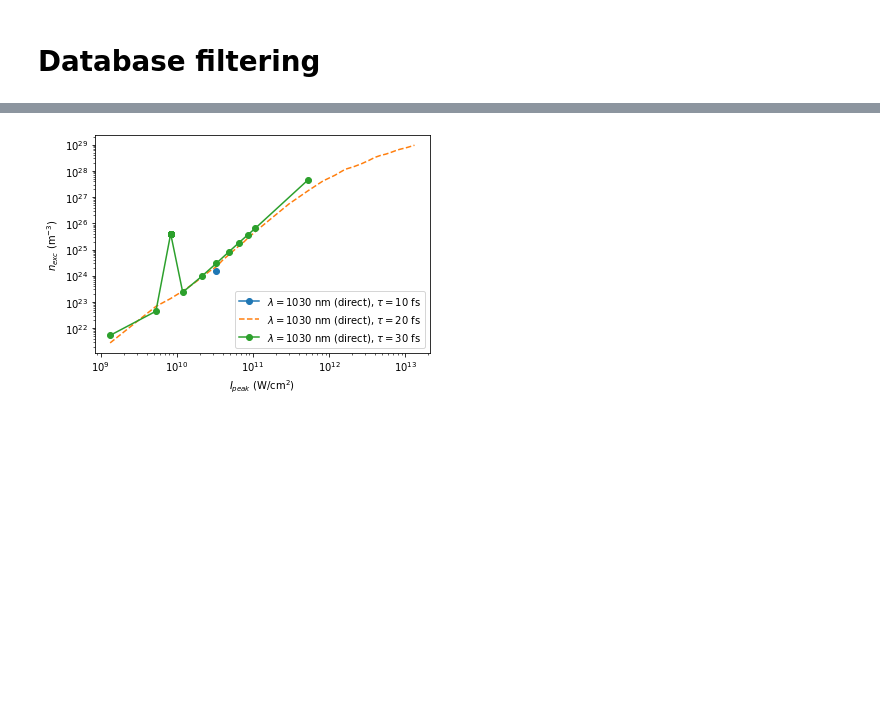
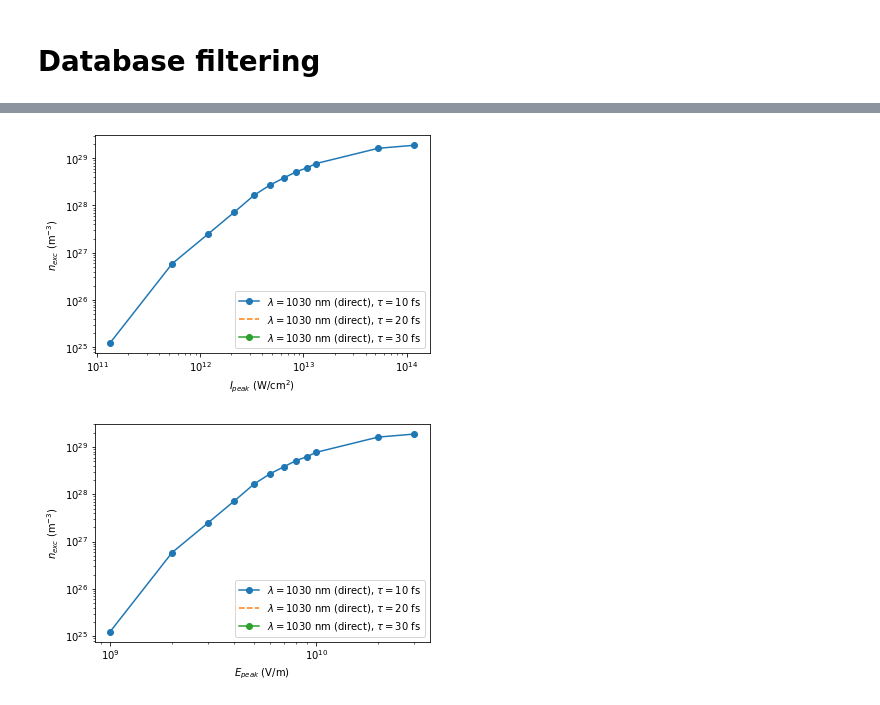
Before and after one commit to tjyderrien/octopus-quantumlap, a Jupyter notebook: Maths/Tibo-biatrisrv/Keldysh-Si-1030nm-ExcitationRates.ipynb, the cells around one changed output, grey strips where cells are left out. Cells and saved outputs as stored; diff of their text form; code cells hidden in the pictures; blank space fills up the shorter version.

Commit message:
Jupyter notebooks updated on BIATRI-SRV. If one wish to benefit from Git with Jupyter notebooks, nbdev must be used. But it requires Python 3.8, so to reinstall Python, spp-ext-th and octopus_slabs.

```diff
--- a/Maths/Tibo-biatrisrv/Keldysh-Si-1030nm-ExcitationRates.ipynb
+++ b/Maths/Tibo-biatrisrv/Keldysh-Si-1030nm-ExcitationRates.ipynb
@@ -39,7 +39,9 @@ DatabasePath=OctopusData+"/03-Bulk3D/"
 # %% [markdown]
 # Database loading and quick analysis
 # %%
-data=pd.read_csv("SiComplete-2022-02-01-BiatriSrv-v2.2.1-WithToleranceOnField-WithAll.csv", "\t", header=2)
+# data=pd.read_csv("Database.csv", "\t", header=2)
+data=pd.read_csv("SiComplete-2022-03-20-BiatriSrv-v2.2.1-WithToleranceOnField-WithAll.csv", "\t", header=2)
+# data=pd.read_csv("SiComplete-2022-02-01-BiatriSrv-v2.2.1-WithToleranceOnField-WithAll.csv", "\t", header=2)
 # data=pd.read_csv("SiComplete-2021-12-19-BiatriSrv-v2.2.1-WithToleranceOnField-WithAll.csv", "\t", header=2)
 # data=pd.read_csv("2021-02-25-Au-AllData-Database-v2.1.2.csv", "\t", header=2)
 
@@ -70,7 +72,7 @@ dtype: object
 # Database filtering
 # %%
 data=datafull
-data=data[data.Functional==IndexFunctional["LDA"]] #0: LDA, #3: TB09, #2: GGA, #1: MGGA
+data=data[data.Functional==IndexFunctional["TB09"]] #0: LDA, #3: TB09, #2: GGA, #1: MGGA
 data=data[data.kgrid>=24]
 data
 # %% [output]
@@ -89,0 +97,2 @@ data
+# %%
+data=data[data.lambda1==1030e-9]
@@ -178,15 +223,29 @@ data30 = datatmp
 # %%
 from scipy.constants import c, epsilon_0
 plt.figure()
 plt.loglog(1E-4*0.5*c*epsilon_0*data10.Efield1**2, data10.N_exc_afterpulse, "-o", label=r"$\lambda=1030$ nm (direct), $\tau=$10 fs")
 plt.loglog(1E-4*0.5*c*epsilon_0*data20.Efield1**2, data20.N_exc_afterpulse, "--", label=r"$\lambda=1030$ nm (direct), $\tau=$20 fs")
 plt.loglog(1E-4*0.5*c*epsilon_0*data30.Efield1**2, data30.N_exc_afterpulse, "-o", label=r"$\lambda=1030$ nm (direct), $\tau=$30 fs")
 # plt.xlabel(r"$E_{peak}$ (V/m)")
 plt.xlabel(r"$I_{peak}$ (W/cm$^{2}$)")
 # plt.xlabel(r"$\phi$ (deg)")
 # plt.ylabel(r"$W_{\mathrm{PI}}$")
 plt.ylabel(r"$n_{exc}$ (m$^{-3}$)")
 plt.legend()
 plt.show()
+
+plt.figure()
+plt.loglog(data10.Efield1, data10.N_exc_afterpulse, "-o", label=r"$\lambda=1030$ nm (direct), $\tau=$10 fs")
+plt.loglog(data20.Efield1, data20.N_exc_afterpulse, "--", label=r"$\lambda=1030$ nm (direct), $\tau=$20 fs")
+plt.loglog(data30.Efield1, data30.N_exc_afterpulse, "-o", label=r"$\lambda=1030$ nm (direct), $\tau=$30 fs")
+plt.xlabel(r"$E_{peak}$ (V/m)")
+# plt.xlabel(r"$I_{peak}$ (W/cm$^{2}$)")
+# plt.xlabel(r"$\phi$ (deg)")
+# plt.ylabel(r"$W_{\mathrm{PI}}$")
+# plt.xlim([2E8,3E8]))
+plt.ylabel(r"$n_{exc}$ (m$^{-3}$)")
+plt.legend()
+plt.show()
 # %% [output]
-[figure, old version]
+[figure, new version]
+[figure, added]
```
Also changed, not shown: parts of 13 cells of this notebook, 1 other file.
